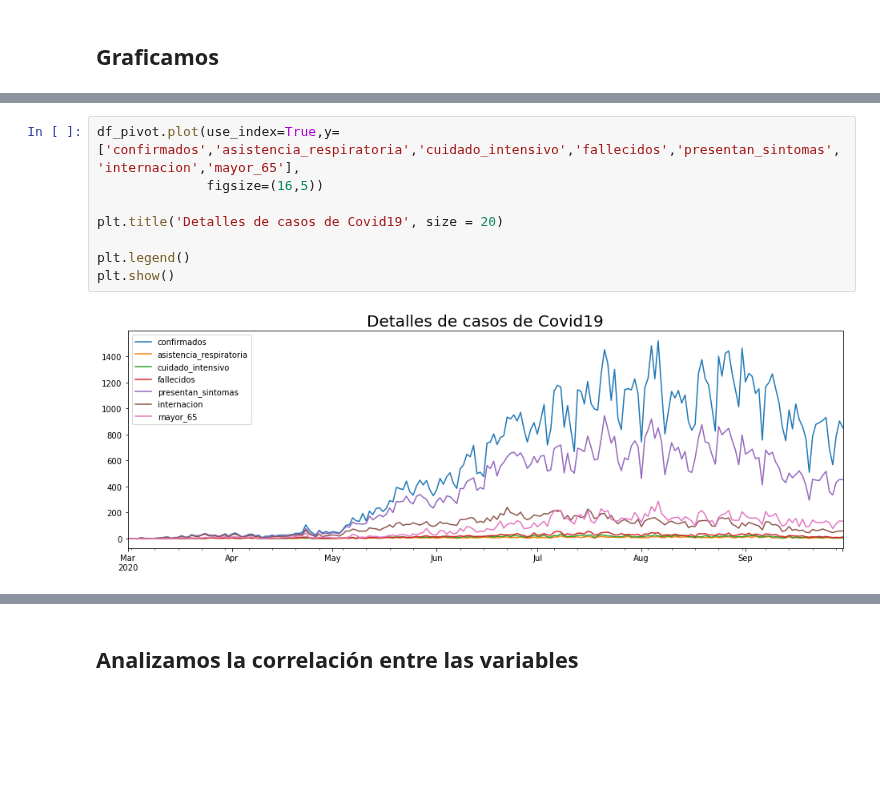
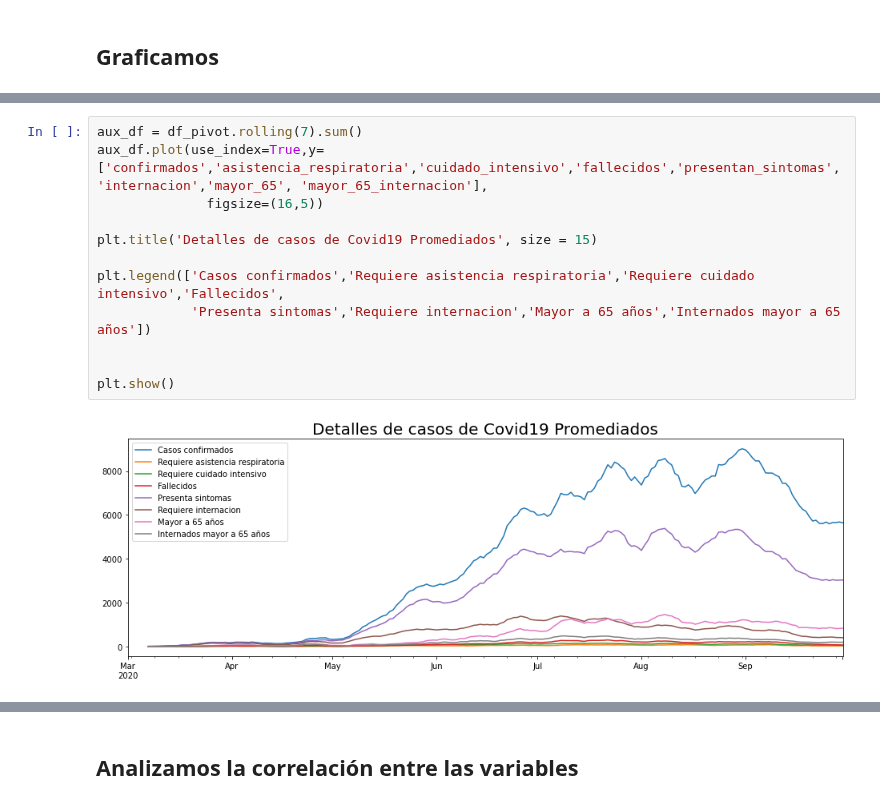
Before and after one commit to tomiambro/clusterai2020_grupo1, a Jupyter notebook: EDA_Proyecto_Final.ipynb, the cells around one changed output, grey strips where cells are left out. Cells and saved outputs as stored; diff of their text form; blank space fills up the shorter version.

```diff
--- a/EDA_Proyecto_Final.ipynb
+++ b/EDA_Proyecto_Final.ipynb
@@ -225,10 +291,14 @@ df_pivot = df_pivot.rename(columns={'asistencia_respiratoria_mecanica':'asistenc
 # %%
-df_pivot.plot(use_index=True,y=['confirmados','asistencia_respiratoria','cuidado_intensivo','fallecidos','presentan_sintomas','internacion','mayor_65'],
+aux_df = df_pivot.rolling(7).sum()
+aux_df.plot(use_index=True,y=['confirmados','asistencia_respiratoria','cuidado_intensivo','fallecidos','presentan_sintomas','internacion','mayor_65', 'mayor_65_internacion'],
               figsize=(16,5))
 
-plt.title('Detalles de casos de Covid19', size = 20)
+plt.title('Detalles de casos de Covid19 Promediados', size = 15)
 
-plt.legend()
+plt.legend(['Casos confirmados','Requiere asistencia respiratoria','Requiere cuidado intensivo','Fallecidos',
+            'Presenta sintomas','Requiere internacion','Mayor a 65 años','Internados mayor a 65 años'])
+
+
 plt.show()
 # %% [output]
-[figure, old version]
+[figure, new version]
```
Also changed, not shown: parts of 30 cells of this notebook.
